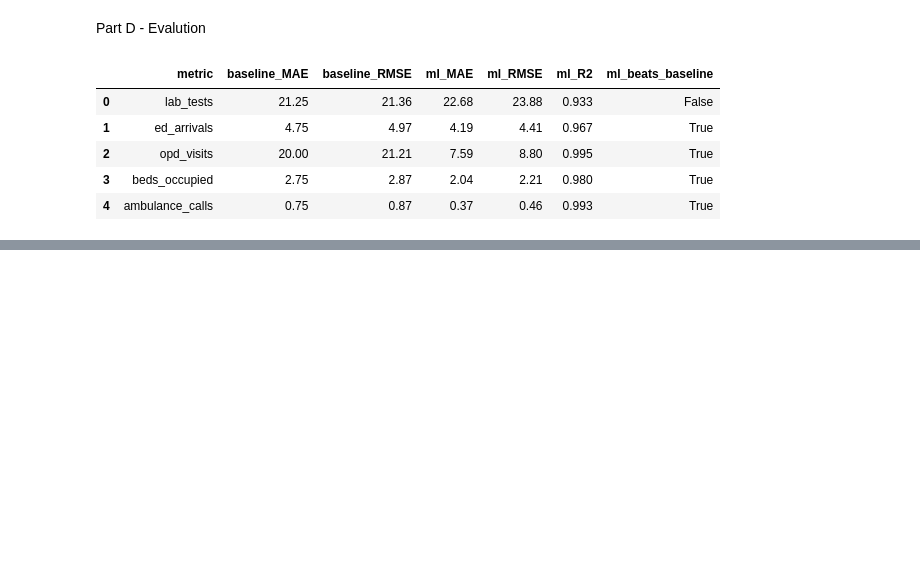
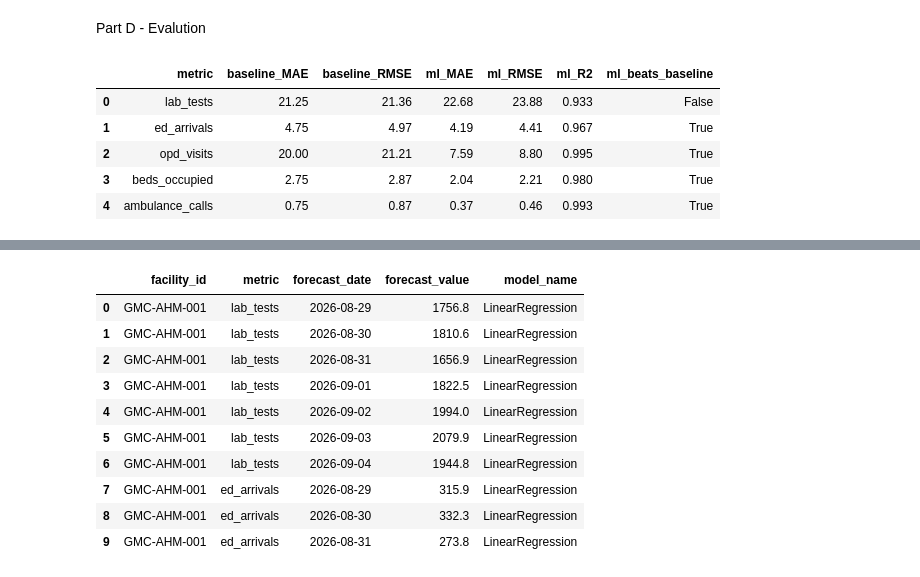
Before and after one commit to DenilTalaviya7074/Hospital-Operational-Forecasting, a Jupyter notebook: forcast_1.ipynb, the cells around one changed output, grey strips where cells are left out. Saved outputs shown, nothing was run; the diff lists cells and outputs as text; code cells hidden in the pictures; blank space fills up the shorter version.

Commit message:
next 7 day forcast complete with csv

```diff
--- a/forcast_1.ipynb
+++ b/forcast_1.ipynb
@@ -351,0 +364,31 @@ results_table
+# %%
+def forecast_target(target: str, model) -> list[dict]:
+    history = list(df[target].values)
+    rows = []
+
+    for fdate in forecast_dates:
+        lag_1 = history[-1]
+        lag_7 = history[-7]
+        rolling_mean_7 = np.mean(history[-7:])
+
+        X_new = pd.DataFrame([{
+            "day_of_week": fdate.dayofweek,
+            "is_weekend": int(fdate.dayofweek in [5, 6]),
+            "month": fdate.month,
+            "lag_1": lag_1,
+            "lag_7": lag_7,
+            "rolling_mean_7": rolling_mean_7,
+        }])[FEATURE_COLS]
+
+        pred = float(model.predict(X_new)[0])
+        history.append(pred)   # feed forecast back in for next day's lag/rolling
+
+        rows.append({
+            "facility_id": facility_id,
+            "metric": target,
+            "forecast_date": fdate.strftime("%Y-%m-%d"),
+            "forecast_value": round(pred, 1),
+            "model_name": MODEL_NAME,
+        })
+
+    return rows
@@ -351,0 +415,20 @@ results_table
+# %%
+forecast_rows = []
+for target in TARGETS:
+    forecast_rows += forecast_target(target, models[target])
+
+forecasts_next7 = pd.DataFrame(forecast_rows)
+forecasts_next7.to_csv("forecasts_next7.csv", index=False)
+forecasts_next7.head(10)
+# %% [output]
+|  | facility_id | metric | forecast_date | forecast_value | model_name |
+| 0 | GMC-AHM-001 | lab_tests | 2026-08-29 | 1756.8 | LinearRegression |
+| 1 | GMC-AHM-001 | lab_tests | 2026-08-30 | 1810.6 | LinearRegression |
+| 2 | GMC-AHM-001 | lab_tests | 2026-08-31 | 1656.9 | LinearRegression |
+| 3 | GMC-AHM-001 | lab_tests | 2026-09-01 | 1822.5 | LinearRegression |
+| 4 | GMC-AHM-001 | lab_tests | 2026-09-02 | 1994.0 | LinearRegression |
+| 5 | GMC-AHM-001 | lab_tests | 2026-09-03 | 2079.9 | LinearRegression |
+| 6 | GMC-AHM-001 | lab_tests | 2026-09-04 | 1944.8 | LinearRegression |
+| 7 | GMC-AHM-001 | ed_arrivals | 2026-08-29 | 315.9 | LinearRegression |
+| 8 | GMC-AHM-001 | ed_arrivals | 2026-08-30 | 332.3 | LinearRegression |
+| 9 | GMC-AHM-001 | ed_arrivals | 2026-08-31 | 273.8 | LinearRegression |
```
Also changed, not shown: parts of 2 cells of this notebook, 1 other file.
